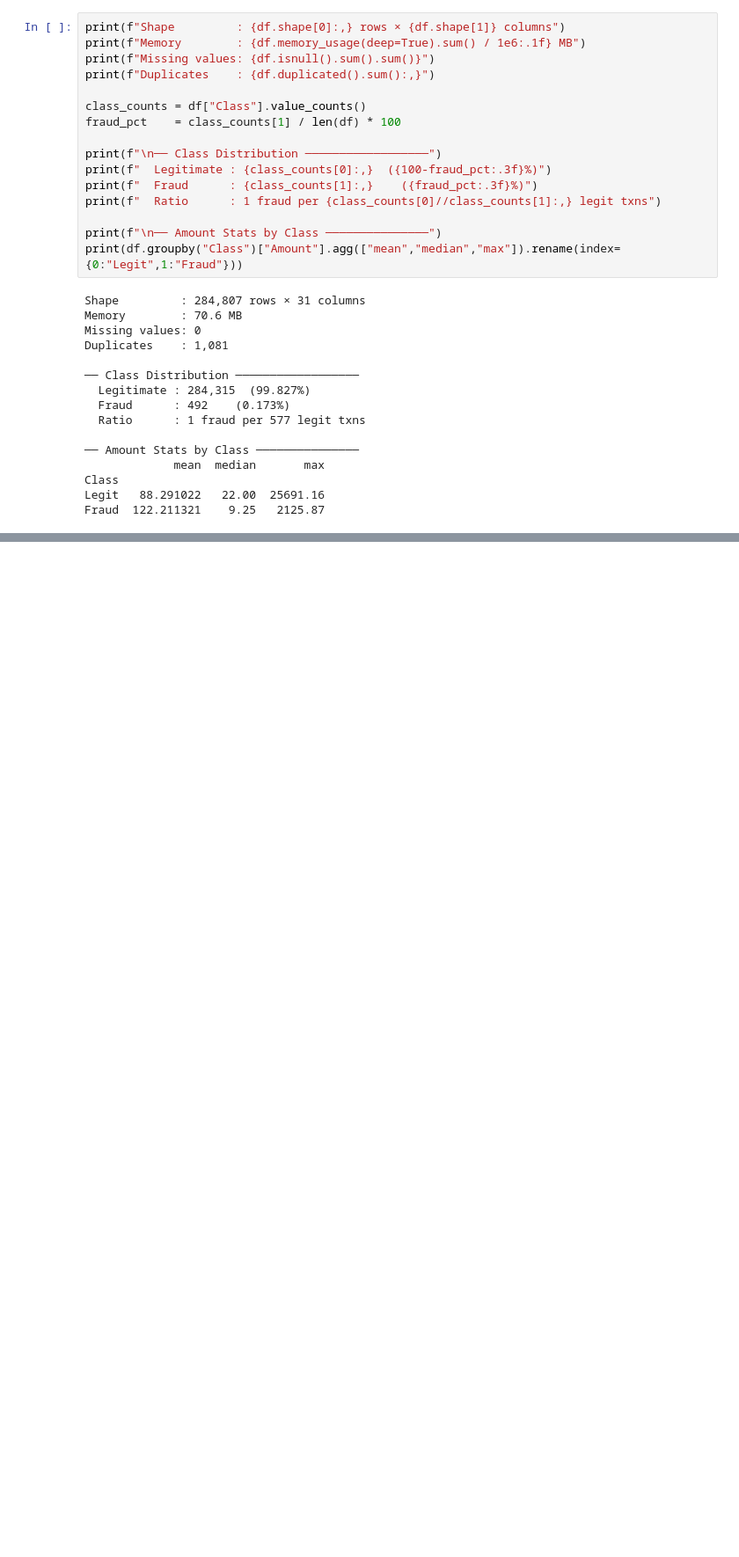
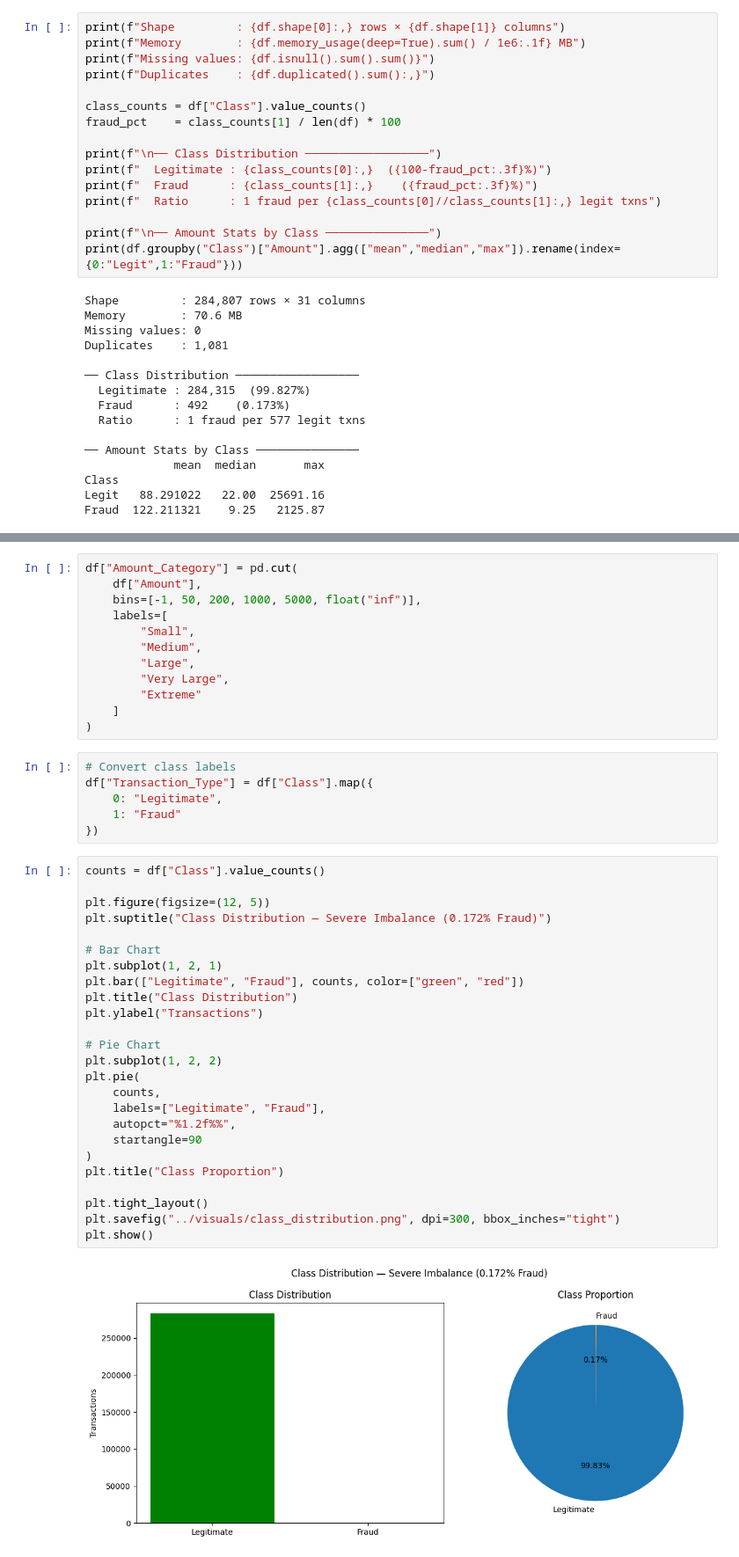
Before and after one commit to rabisah-01/credit-card-fraud-detection, a Jupyter notebook: notebooks/fraud_detection.ipynb, the cells around one changed output, grey strips where cells are left out. Shown at 88% size. Cells and saved outputs as stored; diff of their text form; blank space fills up the shorter version.

Commit message:
feat: EDA (class distribution, Amount/Time distributions, correlation heatmap)

```diff
--- a/notebooks/fraud_detection.ipynb
+++ b/notebooks/fraud_detection.ipynb
@@ -89,0 +115,45 @@ Fraud  122.211321    9.25   2125.87
+# %%
+df["Amount_Category"] = pd.cut(
+    df["Amount"],
+    bins=[-1, 50, 200, 1000, 5000, float("inf")],
+    labels=[
+        "Small",
+        "Medium",
+        "Large",
+        "Very Large",
+        "Extreme"
+    ]
+)
+# %%
+# Convert class labels
+df["Transaction_Type"] = df["Class"].map({
+    0: "Legitimate",
+    1: "Fraud"
+})
+# %%
+counts = df["Class"].value_counts()
+
+plt.figure(figsize=(12, 5))
+plt.suptitle("Class Distribution — Severe Imbalance (0.172% Fraud)")
+
+# Bar Chart
+plt.subplot(1, 2, 1)
+plt.bar(["Legitimate", "Fraud"], counts, color=["green", "red"])
+plt.title("Class Distribution")
+plt.ylabel("Transactions")
+
+# Pie Chart
+plt.subplot(1, 2, 2)
+plt.pie(
+    counts,
+    labels=["Legitimate", "Fraud"],
+    autopct="%1.2f%%",
+    startangle=90
+)
+plt.title("Class Proportion")
+
+plt.tight_layout()
+plt.savefig("../visuals/class_distribution.png", dpi=300, bbox_inches="tight")
+plt.show()
+# %% [output]
+[figure, added]
```
Also changed, not shown: parts of 13 cells of this notebook, 36 other files.
